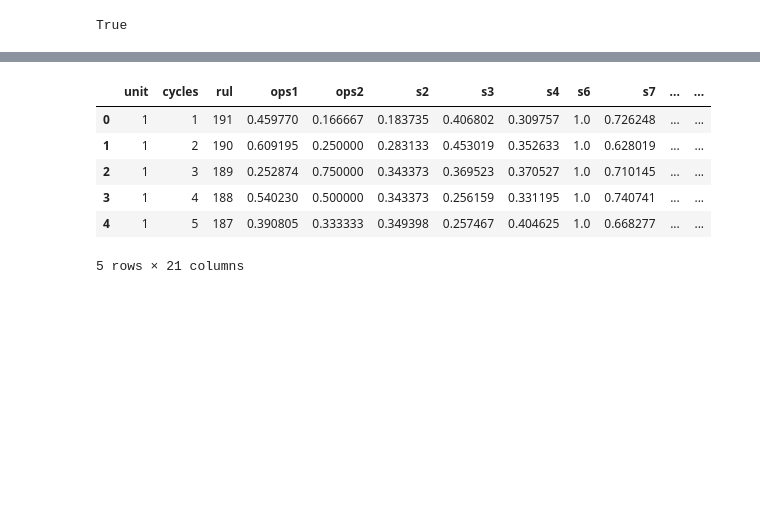
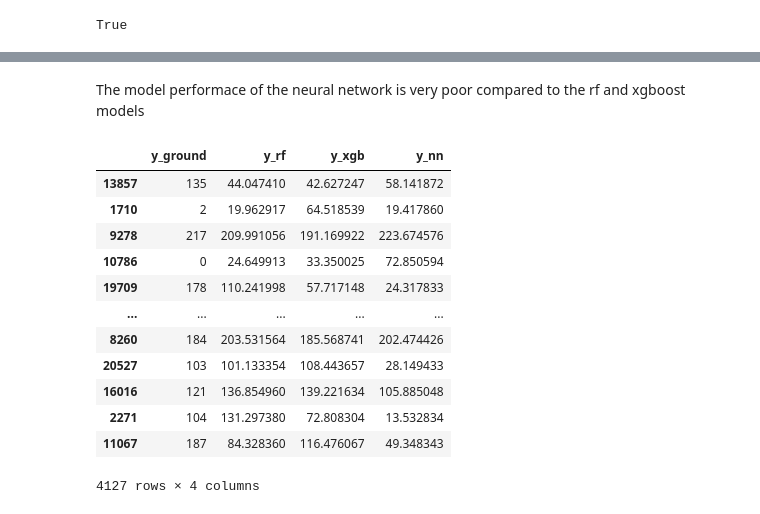
Before and after one commit to Parithimaal/Predictive_Maintenance-NASA_Turbofan_Jet_Engine, a Jupyter notebook: FD001 Analysis/FD001_analysis.ipynb, the cells around one changed output, grey strips where cells are left out. Drawn from its saved outputs; the diff is of its cells as text; code cells hidden in the pictures; blank space fills up the shorter version.

```diff
--- a/FD001 Analysis/FD001_analysis.ipynb
+++ b/FD001 Analysis/FD001_analysis.ipynb
@@ -244,5 +403,2 @@ X_test_copy
 # %%
-# Plotting the RUL vs Predicted RUL for specific units
-if training == True:
-    fig=px.bar(X_test_copy, x='rul', y=["rul_pred_xgb"], title='RUL vs Predicted RUL for specific units')
-    fig.show()
+comparing_pred_df['y_xgb'] = y_pred
@@ -358,18 +409,10 @@ torch.device('cuda' if torch.cuda.is_available() else 'cpu')
 print(torch.cuda.is_available())
 # %% [output]
 True
-# %%
-# Split the data into features and target
-# if training==True:
-X = train_norm.drop(columns=['rul', 'unit'])
-y = train_norm['rul']
-
-# Split the data into training and testing sets
-X_train, X_test, y_train, y_test = train_test_split(X, y, test_size=0.2, random_state=42)
 # %%
 # Creating tensors for train and test split data
-X_train_tensor = torch.tensor(X_train.head(100).values, dtype=torch.float32)
-y_train_tensor = torch.tensor(y_train.head(100).values, dtype=torch.float32).view(-1, 1)
+X_train_tensor = torch.tensor(X_train, dtype=torch.float32)
+y_train_tensor = torch.tensor(y_train.to_numpy(), dtype=torch.float32).view(-1, 1)
 
-X_test_tensor = torch.tensor(X_test.head(100).values, dtype=torch.float32)
-y_test_tensor = torch.tensor(y_test.head(100).values, dtype=torch.float32).view(-1, 1)
+X_test_tensor = torch.tensor(X_test, dtype=torch.float32)
+y_test_tensor = torch.tensor(y_test, dtype=torch.float32).view(-1, 1)
@@ -383,11 +423,11 @@ train_dataset = RegressionDataset(X_train_tensor, y_train_tensor)
 train_loader = DataLoader(train_dataset, batch_size=batch_size, shuffle=False)
 # %%
 # Initialize Model
-model = DynamicSeqRegNN(input_size=X_train_tensor.shape[1], hidden_sizes=[256, 128, 128, 64])#, dropout=0.1)
+model = DynamicSeqRegNN(input_size=X_train_tensor.shape[1], hidden_sizes=[128, 64, 32])#, dropout=0.1)
 
 # Defining training parameters
 learning_rate = 0.001
-num_epochs = int(10000)
+num_epochs = int(4e3)
 
 # Defining loss function
 loss_fn = nn.MSELoss(reduction='sum') # Reduction tell how to aggregate the loss for multiple elements in a batch/input
@@ -489,12 +528,0 @@ R-squared: 0.6232585906982422
-# %%
-train_copy = train_norm.copy()
-train_copy['rul_predicted'] = model(torch.tensor(X.values, dtype=torch.float32)).detach().numpy()
-train_copy.head()
-# %% [output]
-|  | unit | cycles | rul | ops1 | ops2 | s2 | s3 | s4 | s6 | s7 | ... | ... |
-| 0 | 1 | 1 | 191 | 0.459770 | 0.166667 | 0.183735 | 0.406802 | 0.309757 | 1.0 | 0.726248 | ... | ... |
-| 1 | 1 | 2 | 190 | 0.609195 | 0.250000 | 0.283133 | 0.453019 | 0.352633 | 1.0 | 0.628019 | ... | ... |
-| 2 | 1 | 3 | 189 | 0.252874 | 0.750000 | 0.343373 | 0.369523 | 0.370527 | 1.0 | 0.710145 | ... | ... |
-| 3 | 1 | 4 | 188 | 0.540230 | 0.500000 | 0.343373 | 0.256159 | 0.331195 | 1.0 | 0.740741 | ... | ... |
-| 4 | 1 | 5 | 187 | 0.390805 | 0.333333 | 0.349398 | 0.257467 | 0.404625 | 1.0 | 0.668277 | ... | ... |
-5 rows × 21 columns
@@ -502,0 +529,19 @@ px.line(train_copy.loc[train_copy.unit==100], x='cycles', y=["rul", 'rul_predict
+# %% [markdown]
+The model performace of the neural network is very poor compared to the rf and xgboost models
+# %%
+comparing_pred_df['y_nn'] = y_pred
+comparing_pred_df
+# %% [output]
+|  | y_ground | y_rf | y_xgb | y_nn |
+| 13857 | 135 | 44.047410 | 42.627247 | 58.141872 |
+| 1710 | 2 | 19.962917 | 64.518539 | 19.417860 |
+| 9278 | 217 | 209.991056 | 191.169922 | 223.674576 |
+| 10786 | 0 | 24.649913 | 33.350025 | 72.850594 |
+| 19709 | 178 | 110.241998 | 57.717148 | 24.317833 |
+| ... | ... | ... | ... | ... |
+| 8260 | 184 | 203.531564 | 185.568741 | 202.474426 |
+| 20527 | 103 | 101.133354 | 108.443657 | 28.149433 |
+| 16016 | 121 | 136.854960 | 139.221634 | 105.885048 |
+| 2271 | 104 | 131.297380 | 72.808304 | 13.532834 |
+| 11067 | 187 | 84.328360 | 116.476067 | 49.348343 |
+4127 rows × 4 columns
```
Also changed, not shown: parts of 39 cells of this notebook, 7 other files.
